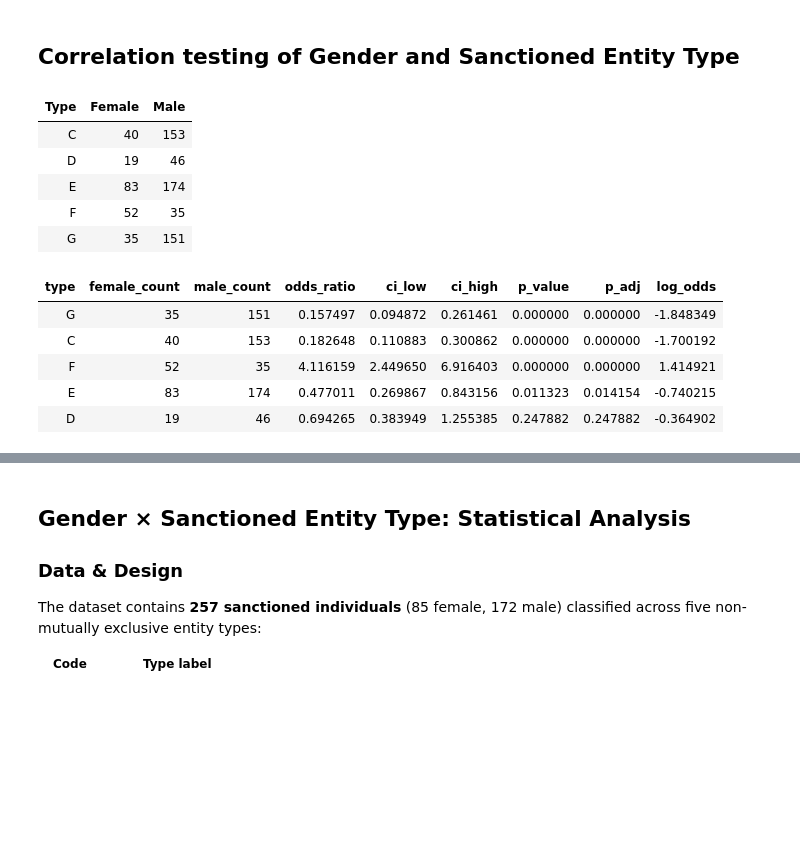
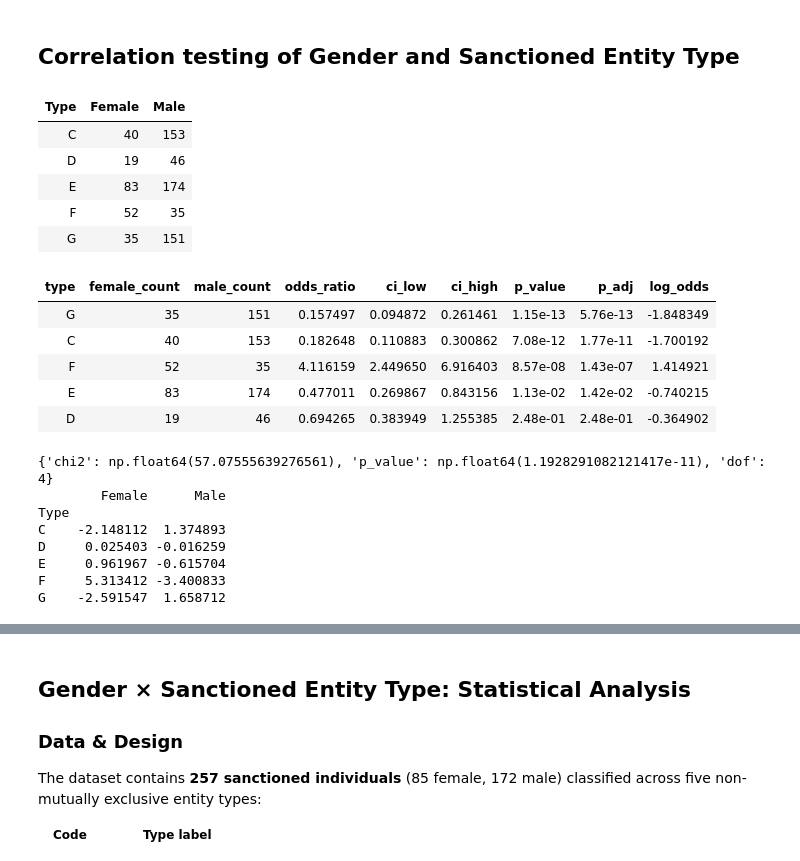
Before and after one commit to jellyrosp/opensanctions, a Jupyter notebook: jupyter_nb/h2/data_plot_h2_csv.ipynb, the cells around one changed output, grey strips where cells are left out. Cells and saved outputs as stored; diff of their text form; code cells hidden in the pictures; blank space fills up the shorter version.

```diff
--- a/jupyter_nb/h2/data_plot_h2_csv.ipynb
+++ b/jupyter_nb/h2/data_plot_h2_csv.ipynb
@@ -448,42 +448,58 @@ display(conting_table.style.hide(axis="index"))
 results_df, chi2_result, standardized_residuals = gender_type_inference(
     conting_table, data_prepared          # <-- pass df here
 )
-display(results_df.style.hide(axis="index"))
+#display(results_df.style.hide(axis="index"))
+display(
+    results_df.style
+    .format({
+        "p_value": "{:.2e}",
+        "p_adj": "{:.2e}"
+    })
+    .hide(axis="index")
+)
 print("")
-#print(chi2_result)
-#print(standardized_residuals)
+print(chi2_result)
+print(standardized_residuals)
 
 tests = [
     {
         "name":    "activity-based+family-ties",
         "mask_fn": lambda df: (df["C"] == 1) & (df["F"] == 1),
     },
     {
         "name":    "profit-based+family-ties",
         "mask_fn": lambda df: (df["D"] == 1) & (df["F"] == 1),
     },
     {
         "name":    "family-ties",
         "mask_fn": lambda df: df["F"] == 1,
     },
     {
         "name":    "activity-based+other-ties",
         "mask_fn": lambda df: (df["C"] == 1) & (df["G"] == 1),
     },
 ]
 chisqualre_table = perform_chi_square_tests(data_prepared, tests)
 display(chisqualre_table.style.hide(axis="index"))
 # %% [output]
 | Type | Female | Male |
 | C | 40 | 153 |
 | D | 19 | 46 |
 | E | 83 | 174 |
 | F | 52 | 35 |
 | G | 35 | 151 |
 | type | female_count | male_count | odds_ratio | ci_low | ci_high | p_value | p_adj | log_odds |
-| G | 35 | 151 | 0.157497 | 0.094872 | 0.261461 | 0.000000 | 0.000000 | -1.848349 |
-| C | 40 | 153 | 0.182648 | 0.110883 | 0.300862 | 0.000000 | 0.000000 | -1.700192 |
-| F | 52 | 35 | 4.116159 | 2.449650 | 6.916403 | 0.000000 | 0.000000 | 1.414921 |
-| E | 83 | 174 | 0.477011 | 0.269867 | 0.843156 | 0.011323 | 0.014154 | -0.740215 |
-| D | 19 | 46 | 0.694265 | 0.383949 | 1.255385 | 0.247882 | 0.247882 | -0.364902 |
+| G | 35 | 151 | 0.157497 | 0.094872 | 0.261461 | 1.15e-13 | 5.76e-13 | -1.848349 |
+| C | 40 | 153 | 0.182648 | 0.110883 | 0.300862 | 7.08e-12 | 1.77e-11 | -1.700192 |
+| F | 52 | 35 | 4.116159 | 2.449650 | 6.916403 | 8.57e-08 | 1.43e-07 | 1.414921 |
+| E | 83 | 174 | 0.477011 | 0.269867 | 0.843156 | 1.13e-02 | 1.42e-02 | -0.740215 |
+| D | 19 | 46 | 0.694265 | 0.383949 | 1.255385 | 2.48e-01 | 2.48e-01 | -0.364902 |
+{'chi2': np.float64(57.07555639276561), 'p_value': np.float64(1.1928291082121417e-11), 'dof': 4}
+        Female      Male
+Type
+C    -2.148112  1.374893
+D     0.025403 -0.016259
+E     0.961967 -0.615704
+F     5.313412 -3.400833
+G    -2.591547  1.658712
 | type | female_count | male_count | n_female | n_male | odds_ratio | ci_low | ci_high | p_value | log_odds | p_adj |
```
Also changed, not shown: parts of 4 cells of this notebook, 1 other file.
